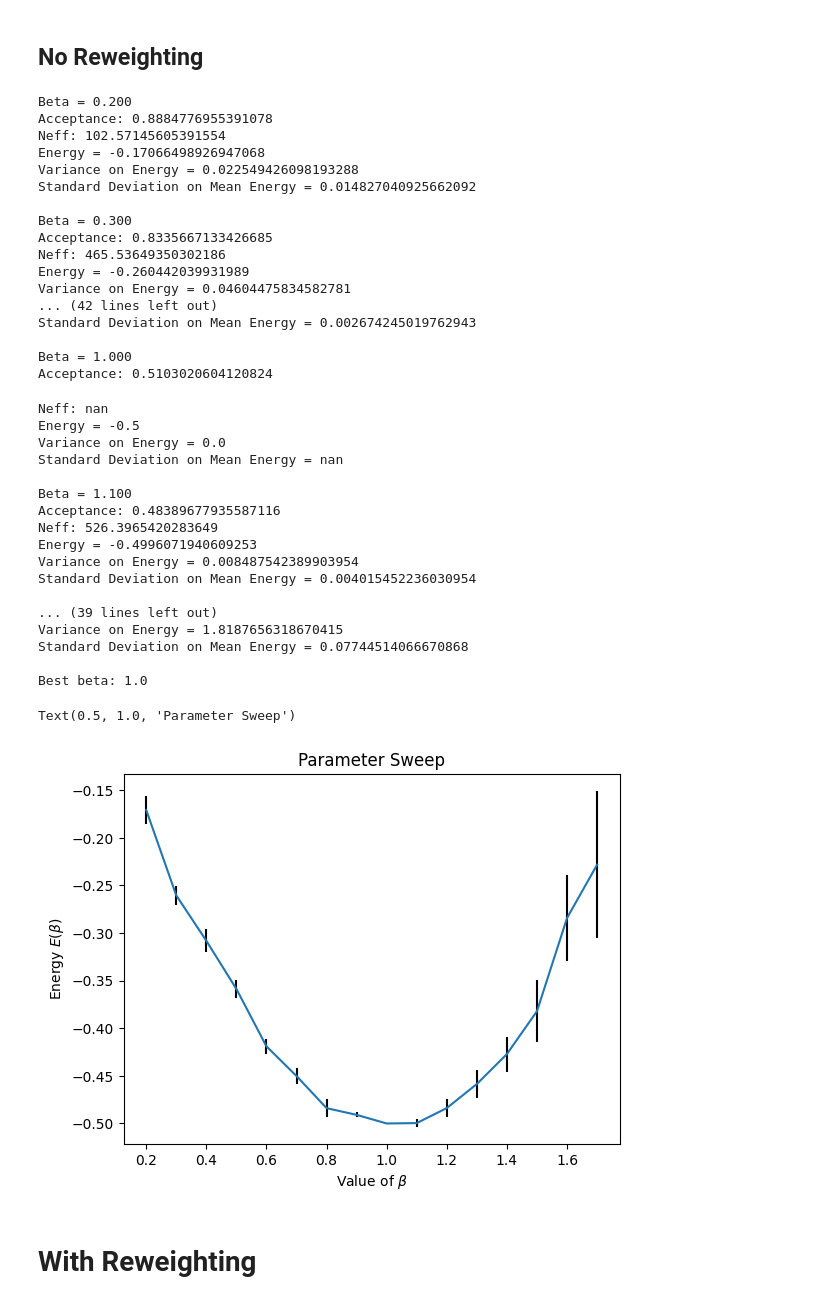
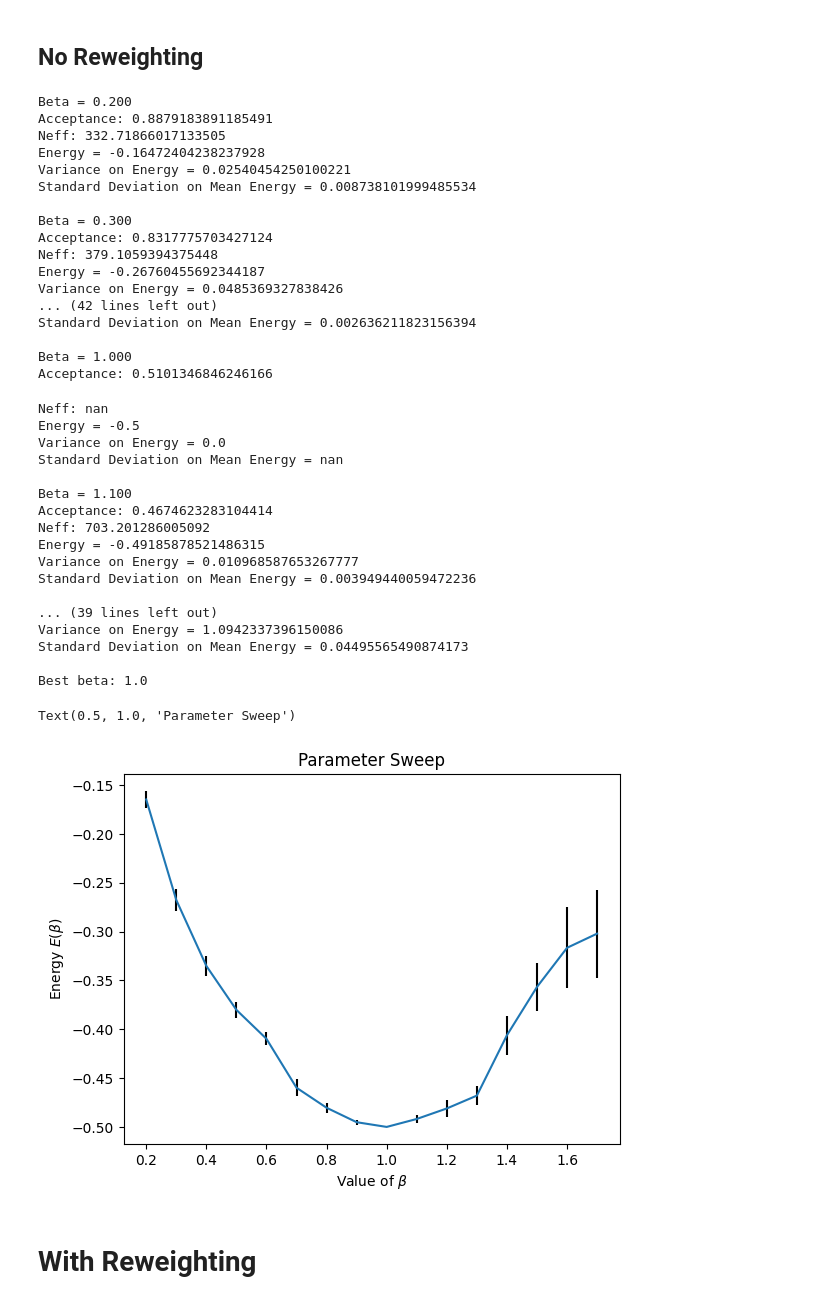
Before and after one commit to guilhermebaos/QUARMEN-Lessons, a Jupyter notebook: Computational-Solid-State/00-Exam-QMC/h.ipynb, the cells around one changed output. Saved outputs shown, nothing was run; the diff lists cells and outputs as text; code cells hidden in the pictures.

```diff
--- a/Computational-Solid-State/00-Exam-QMC/h.ipynb
+++ b/Computational-Solid-State/00-Exam-QMC/h.ipynb
@@ -85,8 +85,12 @@ def sampleNeff(data: np.ndarray, k1: int = 0, icutoff: int = 200) -> int:
     ave = np.mean(data)
     var = np.var(data, mean=ave, ddof=1)
 
+    # Calculate autocorrelations and cutoff
     autocorr = np.array([np.sum((data[k1: k2-i]-ave) * (data[k1 + i: k2]-ave)) / (Neq - i) for i in range(1, Neq)]) / (var)
-    timecorr = 1 + 2 * np.sum(autocorr[:icutoff] * (autocorr[:icutoff] > 0))
+    autocorr = autocorr[:icutoff]
+
+    # Calculate autocorrelation time (sum until we find some negative number)
+    timecorr = 1 + 2 * np.sum(autocorr * (np.arange(len(autocorr)) < np.argmax(autocorr < 0)))
 
     Neff = Neq / timecorr
     print(f"Neff: {Neff}")
@@ -96,8 +100,8 @@ def sampleNeff(data: np.ndarray, k1: int = 0, icutoff: int = 200) -> int:
 ## No Reweighting
 # %%
 # Parameters
-sampleM = 10000
-discard = 0
+sampleM = 15000
+discard = 1500
 delta = 2.4
 
 # Sweep Variational Parameter
@@ -120,52 +124,52 @@ for betaStart in bbRange:
     Estd += [np.std(El) / np.sqrt(Neff)]
     Ebeta += [np.average(El)]
     print(f"Energy = {Ebeta[-1]}")
     print(f"Variance on Energy = {Evar[-1]}")
     print(f"Standard Deviation on Mean Energy = {Estd[-1]}")
     print("")
 
 print(f"Best beta: {bbRange[Ebeta.index(np.min(Ebeta))]}")
 plt.errorbar(bbRange, Ebeta, yerr=Estd, ecolor="black")
 plt.xlabel("Value of $\\beta$")
 plt.ylabel("Energy $E(\\beta)$")
 plt.title("Parameter Sweep")
 # %% [output]
 Beta = 0.200
-Acceptance: 0.8884776955391078
-Neff: 102.57145605391554
-Energy = -0.17066498926947068
-Variance on Energy = 0.022549426098193288
-Standard Deviation on Mean Energy = 0.014827040925662092
+Acceptance: 0.8879183891185491
+Neff: 332.71866017133505
+Energy = -0.16472404238237928
+Variance on Energy = 0.02540454250100221
+Standard Deviation on Mean Energy = 0.008738101999485534
 
 Beta = 0.300
-Acceptance: 0.8335667133426685
-Neff: 465.53649350302186
-Energy = -0.260442039931989
-Variance on Energy = 0.04604475834582781
+Acceptance: 0.8317775703427124
+Neff: 379.1059394375448
+Energy = -0.26760455692344187
+Variance on Energy = 0.0485369327838426
 ... (42 lines left out)
-Standard Deviation on Mean Energy = 0.002674245019762943
+Standard Deviation on Mean Energy = 0.002636211823156394
 
 Beta = 1.000
-Acceptance: 0.5103020604120824
+Acceptance: 0.5101346846246166
 Neff: nan
 Energy = -0.5
 Variance on Energy = 0.0
 Standard Deviation on Mean Energy = nan
 
 Beta = 1.100
-Acceptance: 0.48389677935587116
-Neff: 526.3965420283649
-Energy = -0.4996071940609253
-Variance on Energy = 0.008487542389903954
-Standard Deviation on Mean Energy = 0.004015452236030954
+Acceptance: 0.4674623283104414
+Neff: 703.201286005092
+Energy = -0.49185878521486315
+Variance on Energy = 0.010968587653267777
+Standard Deviation on Mean Energy = 0.003949440059472236
 
 ... (39 lines left out)
-Variance on Energy = 1.8187656318670415
-Standard Deviation on Mean Energy = 0.07744514066670868
+Variance on Energy = 1.0942337396150086
+Standard Deviation on Mean Energy = 0.04495565490874173
 
 Best beta: 1.0
 Text(0.5, 1.0, 'Parameter Sweep')
-[figure, old version]
+[figure, new version]
 # %% [markdown]
 # With Reweighting
 # %%
```
Also changed, not shown: parts of 1 cell of this notebook, 40 other files.
